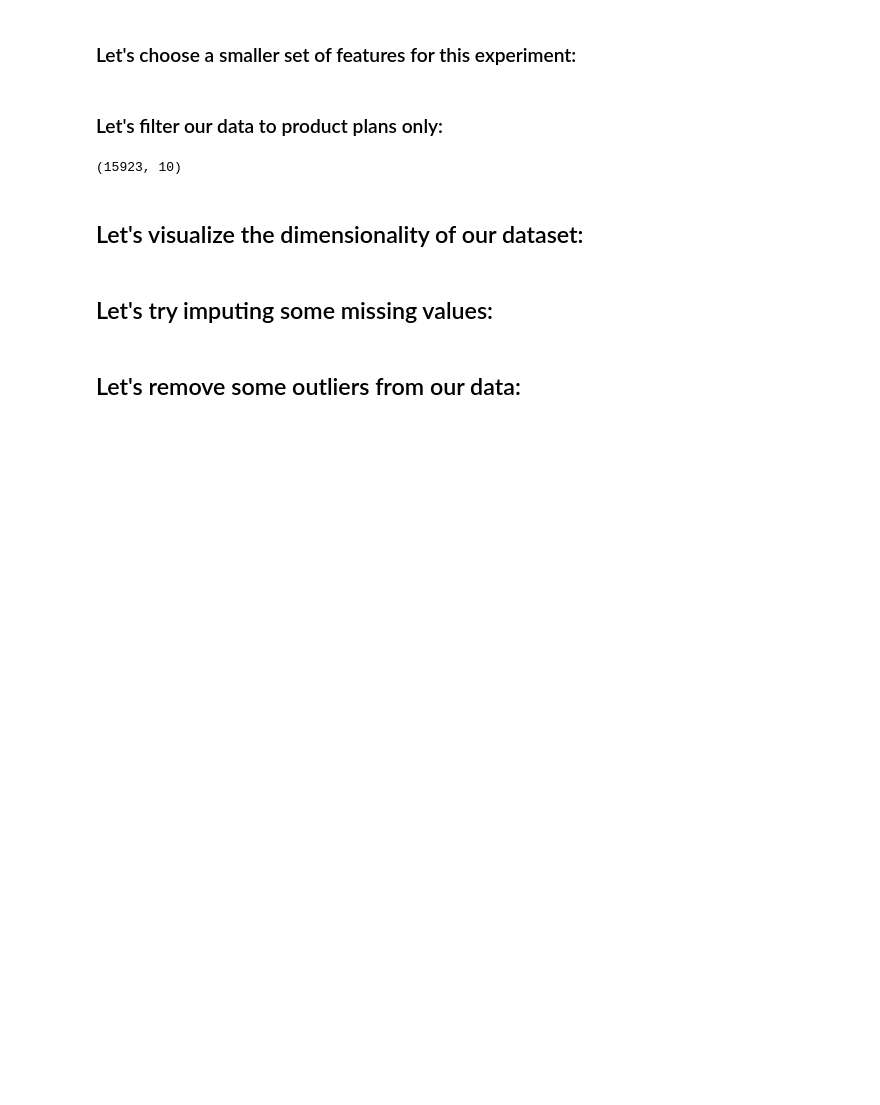
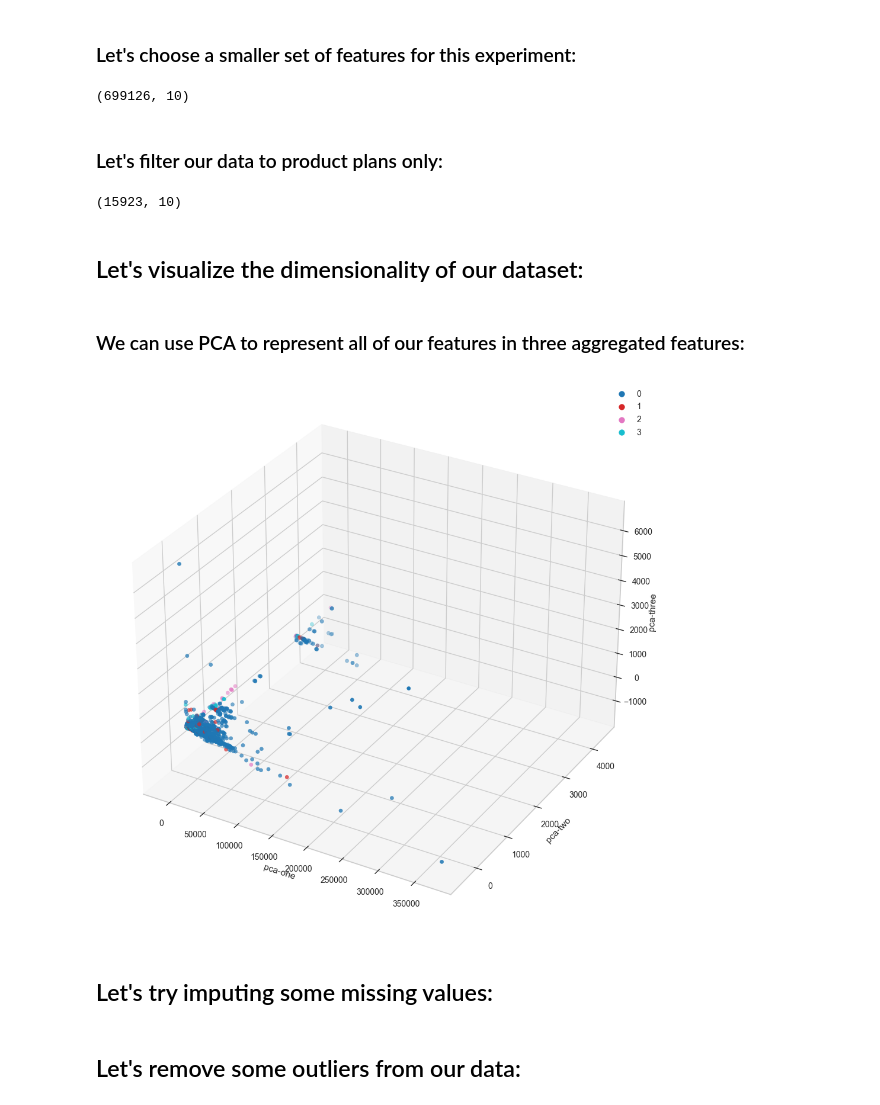
Before and after one commit to ryankazmerik/data-sci, a Jupyter notebook: experiments/Data Preparation Experiment.ipynb, the cells around one changed output. Saved outputs shown, nothing was run; the diff lists cells and outputs as text; code cells hidden in the pictures; blank space fills up the shorter version.

```diff
--- a/experiments/Data Preparation Experiment.ipynb
+++ b/experiments/Data Preparation Experiment.ipynb
@@ -46,6 +43,8 @@ from sklearn.decomposition import PCA
 # %%
-# df = df[features]
-# df.shape
+df = df[features]
+df.shape
+# %% [output]
+(699126, 10)
 # %% [markdown]
 ### Let's filter our data to product plans only:
 # %%
@@ -58,14 +57,12 @@ from sklearn.decomposition import PCA
 # %%
-# df = df[df["product"].isin(product_plans)].reset_index(drop=True)
-# df.shape
+df = df[df["product"].isin(product_plans)].reset_index(drop=True)
+df.shape
+# %% [output]
+(15923, 10)
-# %%
-#df.to_parquet("./data/data_prep_df.parquet", index=False)
-df = pd.read_parquet("./data/data_prep_df.parquet")
-df.shape
-# %% [output]
-(15923, 10)
+# %%
+df_before = df
 # %% [markdown]
 ## Let's visualize the dimensionality of our dataset:
 # %%
-#df["product_encoded"] = df["product"].astype("category").cat.codes
-#df = df.drop(["product"], axis=1)
+df_before["product_encoded"] = df_before["product"].astype("category").cat.codes
+df_before = df_before.drop(["product"], axis=1)
@@ -74,23 +69,31 @@ df.shape
+# %%
+df_before = df_before.dropna()
+# %% [markdown]
+### We can use PCA to represent all of our features in three aggregated features:
 # %%
-#pca = PCA(n_components=3)
-#pca_result = pca.fit_transform(df)
+pca = PCA(n_components=3)
+pca_result = pca.fit_transform(df_before)
 
-#df['pca-one'] = pca_result[:,0]
-#df['pca-two'] = pca_result[:,1]
-#df['pca-three'] = pca_result[:,2]
+df_before['pca-one'] = pca_result[:,0]
+df_before['pca-two'] = pca_result[:,1]
+df_before['pca-three'] = pca_result[:,2]
 # %%
-#ax = plt.figure(figsize=(16,10)).gca(projection='3d')
-#ax.scatter(
-#    xs=df["pca-one"],
-#    ys=df["pca-two"],
-#    zs=df["pca-three"],
-#    c=df["product_encoded"],
-#    cmap='tab10'
-#)
-#ax.set_xlabel('pca-one')
-#ax.set_ylabel('pca-two')
-#ax.set_zlabel('pca-three')
-#plt.show()
+ax = plt.figure(figsize=(12,12)).gca(projection='3d')
+chart = ax.scatter(
+   xs=df_before["pca-one"],
+   ys=df_before["pca-two"],
+   zs=df_before["pca-three"],
+   c=df_before["product_encoded"],
+   cmap='tab10'
+)
+ax.set_xlabel('pca-one')
+ax.set_ylabel('pca-two')
+ax.set_zlabel('pca-three')
+
+ax.legend(*chart.legend_elements())
+plt.show()
+# %% [output]
+[figure, added]
 # %% [markdown]
 ## Let's try imputing some missing values:
 # %%
```
Also changed, not shown: parts of 8 cells of this notebook.
